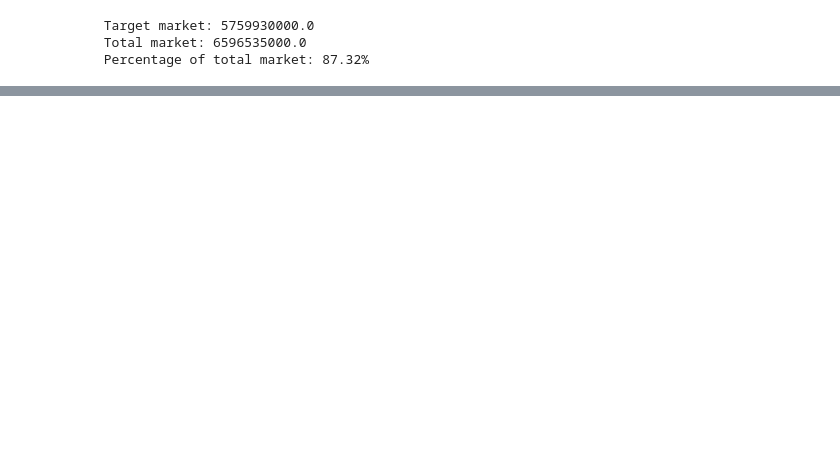
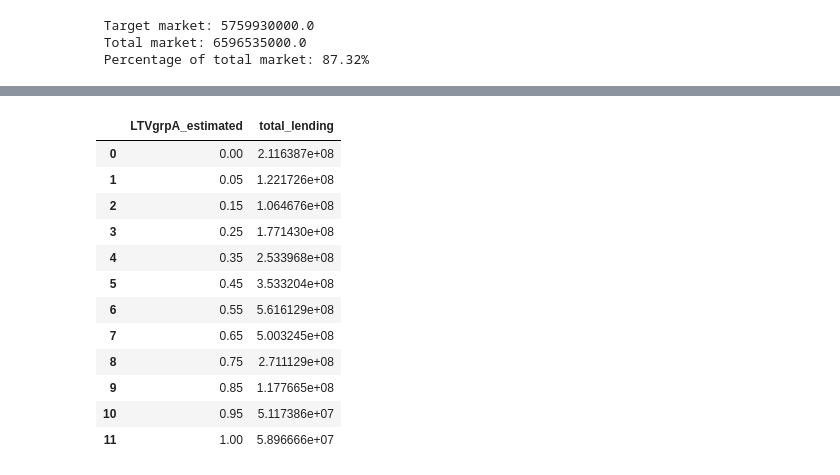
Before and after one commit to sam-hatley/landlord-data, a Jupyter notebook: corporate.ipynb, the cells around one changed output, grey strips where cells are left out. Cells and saved outputs as stored; diff of their text form; code cells hidden in the pictures; blank space fills up the shorter version.

```diff
--- a/corporate.ipynb
+++ b/corporate.ipynb
@@ -618,0 +580,16 @@ df.head()
+# %%
+tgt_grouped
+# %% [output]
+|  | LTVgrpA_estimated | total_lending |
+| 0 | 0.00 | 2.116387e+08 |
+| 1 | 0.05 | 1.221726e+08 |
+| 2 | 0.15 | 1.064676e+08 |
+| 3 | 0.25 | 1.771430e+08 |
+| 4 | 0.35 | 2.533968e+08 |
+| 5 | 0.45 | 3.533204e+08 |
+| 6 | 0.55 | 5.616129e+08 |
+| 7 | 0.65 | 5.003245e+08 |
+| 8 | 0.75 | 2.711129e+08 |
+| 9 | 0.85 | 1.177665e+08 |
+| 10 | 0.95 | 5.117386e+07 |
+| 11 | 1.00 | 5.896666e+07 |
```
Also changed, not shown: parts of 33 cells of this notebook.
